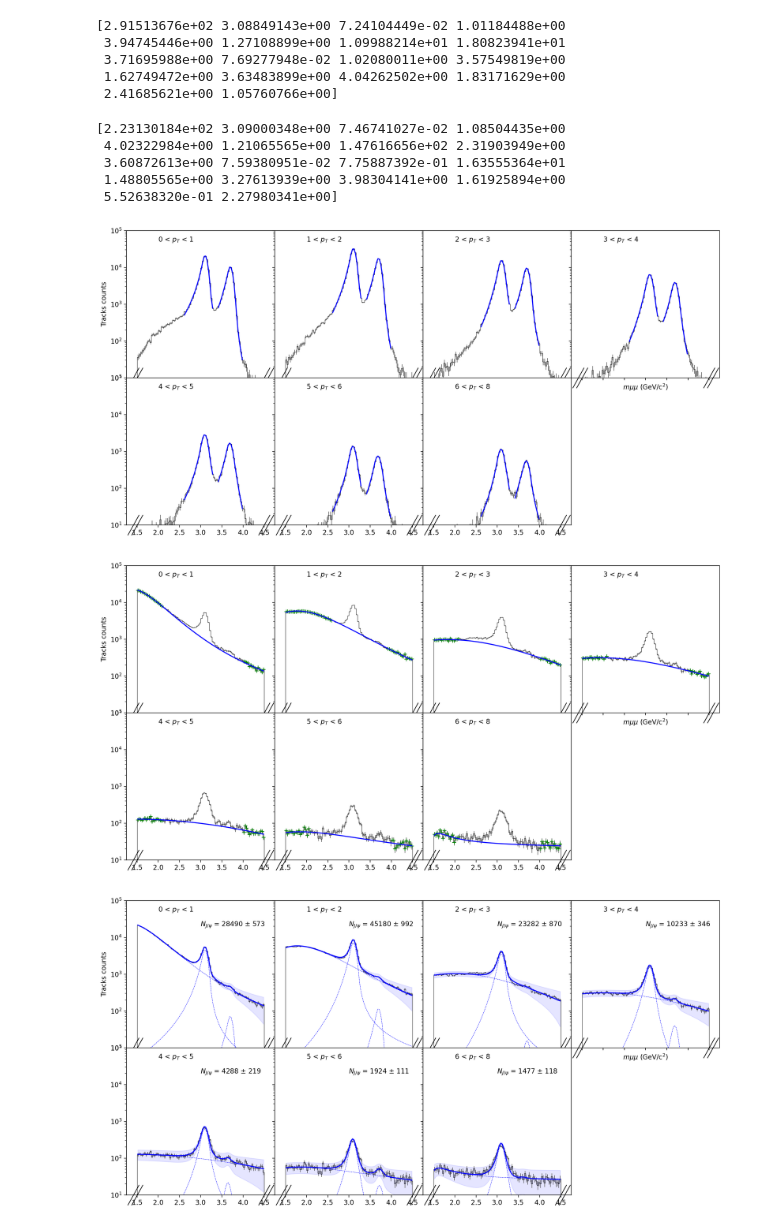
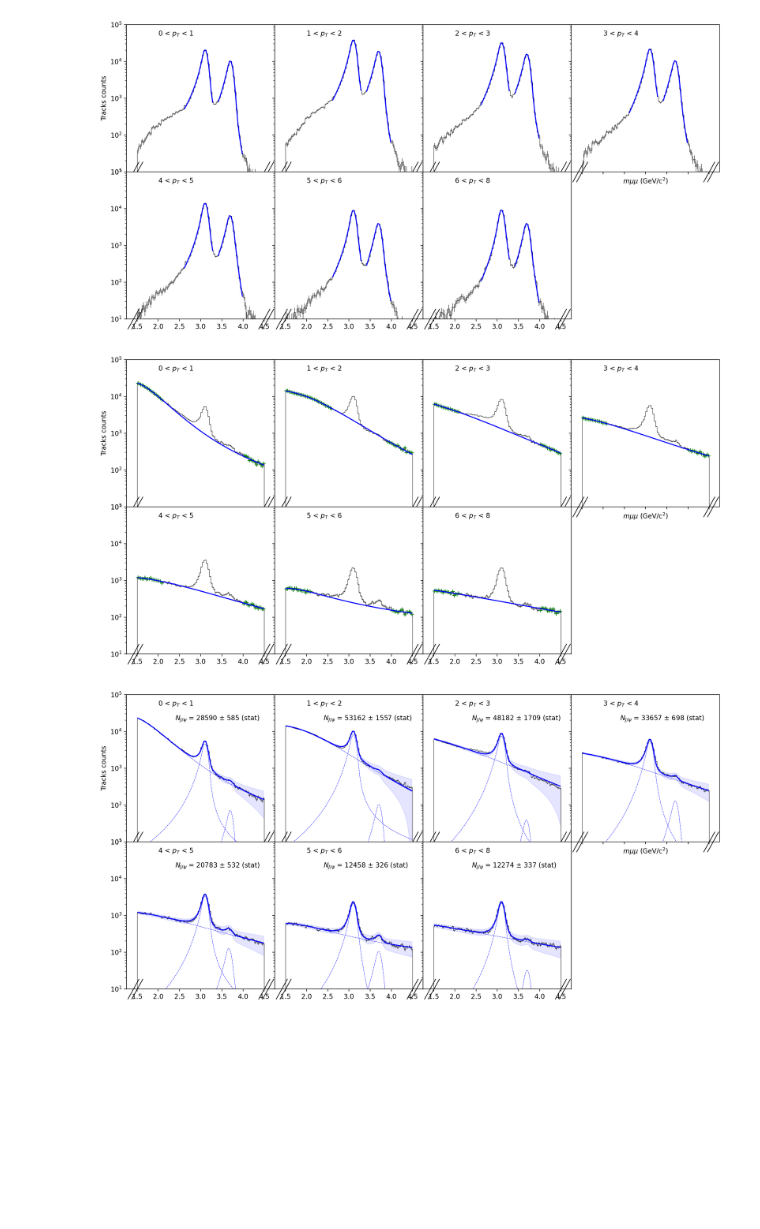
Before and after one commit to nantes-m2-rps-exp/qqbar2mumu-2023, a Jupyter notebook: notebooks/fit.ipynb, the cells around one changed output. Cells and saved outputs as stored; diff of their text form; code cells hidden in the pictures; blank space fills up the shorter version.

Commit message:
systematic analysis

```diff
--- a/notebooks/fit.ipynb
+++ b/notebooks/fit.ipynb
@@ -136,20 +157,8 @@ def sig2cb(cov,  x, N, mu, sig, alphaL, nL, alphaR, nR):
 # %%
-fit_on = True
-nruns = 108  #  all: 108
+#  pT differential analysis
+#  ------------------------
 
-def gethistdata(h,xmin,xmax):
-    ''' Get data from histo '''
-    y,x = h[xmin*1j:xmax*1j].to_numpy()
-    x = x[:-1]+(x[1]-x[0])/2  # set x to middles instead of lower bound of bins
-    return x,y
-
-def fillhist(h,type,pTl,pTu):
-    f = open(f'mass/{type}.CMUL_pT{pTl}-{pTu}.npy', 'rb')
-    for i in range(nruns):
-        A = np.load(f)
-        #print(A)
-        h.fill(A)
-    f.close()
+warnings.filterwarnings('ignore')
 
 def setaxes(ax):
     ax.set_ylim(1e1,1e5)
@@ -160,16 +169,15 @@ def setaxes(ax):
     if i==0: ax.set_ylabel("Tracks counts")
 
 
-def mklb(p0, var):
-    return p0*(1-np.sign(p0)*var)
 
-def mkub(p0, var):
-    return p0*(1+np.sign(p0)*var)
+resofunc = CB2
+bgfunc = expVWG
 
 nbin = 90
 massmin = 1.5
 massmax = 4.5
 dmass = (massmax-massmin)/nbin
+
 
 fig = []
 axs = []
@@ -181,6 +189,7 @@ for i in range(3):
 
 
 IJPsi_pT = []
+
 
 pTcuts = [0,1,2,3,4,5,6,8]
 for i in range(len(pTcuts)-1):
@@ -225,16 +234,16 @@ for i in range(len(pTcuts)-1):
         # Fit JPsi and Psi2S independently
         if fit_on:
             try:
-                pfitJPsi, _ = curve_fit(crystalball, mass[DJPsi], Nmc[DJPsi], sigma=np.sqrt(Nmc[DJPsi]), p0=[*p0JPsi], method='trf')
-                pfitPsi2S, _ = curve_fit(crystalball, mass[DPsi2S], (Nmc[DPsi2S]), sigma=np.sqrt(Nmc[DPsi2S]), p0=[*p0Psi2S], method='trf')
+                pfitJPsi, _ = curve_fit(resofunc, mass[DJPsi], Nmc[DJPsi], sigma=np.sqrt(Nmc[DJPsi]), p0=[*p0JPsi], method='trf')
+                pfitPsi2S, _ = curve_fit(resofunc, mass[DPsi2S], (Nmc[DPsi2S]), sigma=np.sqrt(Nmc[DPsi2S]), p0=[*p0Psi2S], method='trf')
 
-                ax.plot(mass[DJPsi], (crystalball(mass,*pfitJPsi))[DJPsi], 'b')
-                ax.plot(mass[DPsi2S], (crystalball(mass,*pfitPsi2S))[DPsi2S], 'b')
+                ax.plot(mass[DJPsi], (resofunc(mass,*pfitJPsi))[DJPsi], 'b')
+                ax.plot(mass[DPsi2S], (resofunc(mass,*pfitPsi2S))[DPsi2S], 'b')
             except Exception as e:
                 #raise(e)
                 pass
 
-        # Charlig tails p0
+        # Charlig p0 (tails)
         p0JPsi[:] = [40248.03611688854, 3.1043969164973095, 0.05916830498610536, 0.9498690813388607, 3.026452516177861, 2.3298518901185084, 4.293297264238038]
 
 
@@ -261,8 +270,8 @@ for i in range(len(pTcuts)-1):
         # Fit bg
         if fit_on:
             try:
-                pfitbg, covbg = curve_fit(expVWG, mass[Dbg], (Ndata[Dbg]), sigma=np.sqrt(Ndata[Dbg]), method='trf')
-                ax.plot(mass,(expVWG(mass,*pfitbg)),'b')
+                pfitbg, covbg = curve_fit(bgfunc, mass[Dbg], (Ndata[Dbg]), sigma=np.sqrt(Ndata[Dbg]), method='trf')
+                ax.plot(mass,(bgfunc(mass,*pfitbg)),'b')
             except Exception as e:
                 #raise(e)
                 pass
@@ -279,9 +288,9 @@ for i in range(len(pTcuts)-1):
         if fit_on:
             # bounds
             varbg = np.ones(np.shape(pfitbg))*0.1 # bg parameters variation factor around p0
-            varpks = np.array([10, 0.02, 0.02, *0.001*np.ones(4)])  # peaks parameters variation factor around p0
-            lb = np.array([*mklb(pfitJPsi,varpks), *mklb(pfitPsi2S,varpks), *mklb(pfitbg,varbg)])
-            ub = np.array([*mkub(pfitJPsi,varpks), *mkub(pfitPsi2S,varpks), *mkub(pfitbg,varbg)])
+            varreso = np.array([10, 0.02, 0.02, *0.001*np.ones(4)])  # peaks parameters variation factor around p0
+            lb = np.array([*mklb(pfitJPsi,varreso), *mklb(pfitPsi2S,varreso), *mklb(pfitbg,varbg)])
+            ub = np.array([*mkub(pfitJPsi,varreso), *mkub(pfitPsi2S,varreso), *mkub(pfitbg,varbg)])
             bounds = (lb,ub)
 
             # Set p0 peaks amplitudesfrom data
@@ -290,20 +299,20 @@ for i in range(len(pTcuts)-1):
 
             try:
                 pfit, cov = curve_fit(
-                    datamodel, mass, (Ndata),
+                    datamodel(resofunc, bgfunc), mass, (Ndata),
                     sigma=np.sqrt(Ndata),
                     p0=[*pfitJPsi, *pfitPsi2S, *pfitbg],
                     bounds=bounds,
                     method='trf')
                 #print(pfit)
 
-                Nfit = datamodel(mass,*pfit)
-                NJPsi = crystalball(mass,*pfit[:7])
-                NPsi2S = crystalball(mass,*pfit[7:14])
+                Nfit = datamodel(resofunc, bgfunc)(mass,*pfit)
+                NJPsi = resofunc(mass,*pfit[:7])
+                NPsi2S = resofunc(mass,*pfit[7:14])
                 ax.plot(mass, Nfit,'b')
                 ax.plot(mass, NJPsi,'--b',lw=0.5)
                 ax.plot(mass, NPsi2S,'--b',lw=0.5)
-                ax.plot(mass,(expVWG(mass,*pfit[14:])),'--b',lw=0.5)
+                ax.plot(mass,(bgfunc(mass,*pfit[14:])),'--b',lw=0.5)
 
                 #print(cov/abs(pfit))
                 # Fit error
@@ -314,17 +323,18 @@ for i in range(len(pTcuts)-1):
                 ax.fill_between(mass, Nfit-errfit, Nfit+errfit, color='blue', alpha=0.1)
 
                 # J/psi Integral
-                IJPsi = quad(crystalball, x0, x1, args=tuple(pfit[:7]))[0]
+                IJPsi = quad(resofunc, x0, x1, args=tuple(pfit[:7]))[0]
 
                 # J/psi Integral error
-                errJPsi = np.sqrt(sig2cb(cov[:7,:7], mass, *pfit[:7]))
-                ax.text(3, 2e4, f'$N_{{J/\psi}}$ = {IJPsi/dmass:.0f} $\pm$ {errJPsi/dmass:.0f}')
+                errJPsi = np.sqrt(sig2(resofunc)(cov[:7,:7], mass, *pfit[:7]))
+                ax.text(2.4, 2e4, f'$N_{{J/\psi}}$ = {IJPsi/dmass:.0f} $\pm$ {errJPsi/dmass:.0f} (stat)')
                 #print(IJPsi/dmass)
                 #print(errJPsi/dmass)
             except Exception as e:
                 raise(e)
                 pass
 
+
 fig[0].savefig('fig/MC_fit.pdf')
 fig[1].savefig('fig/bg_fit.pdf')
 fig[2].savefig('fig/final_fit.pdf')
@@ -357,14 +342,4 @@ fig[2].savefig('fig/final_fit.pdf')
-[2.91513676e+02 3.08849143e+00 7.24104449e-02 1.01184488e+00
- 3.94745446e+00 1.27108899e+00 1.09988214e+01 1.80823941e+01
- 3.71695988e+00 7.69277948e-02 1.02080011e+00 3.57549819e+00
- 1.62749472e+00 3.63483899e+00 4.04262502e+00 1.83171629e+00
- 2.41685621e+00 1.05760766e+00]
-[2.23130184e+02 3.09000348e+00 7.46741027e-02 1.08504435e+00
- 4.02322984e+00 1.21065565e+00 1.47616656e+02 2.31903949e+00
- 3.60872613e+00 7.59380951e-02 7.75887392e-01 1.63555364e+01
- 1.48805565e+00 3.27613939e+00 3.98304141e+00 1.61925894e+00
- 5.52638320e-01 2.27980341e+00]
-[figure, old version]
+[figure, new version]
-[figure, old version]
+[figure, new version]
-[figure, old version]
+[figure, new version]
 # %%
```
Also changed, not shown: parts of 12 cells of this notebook, 2 other files.
